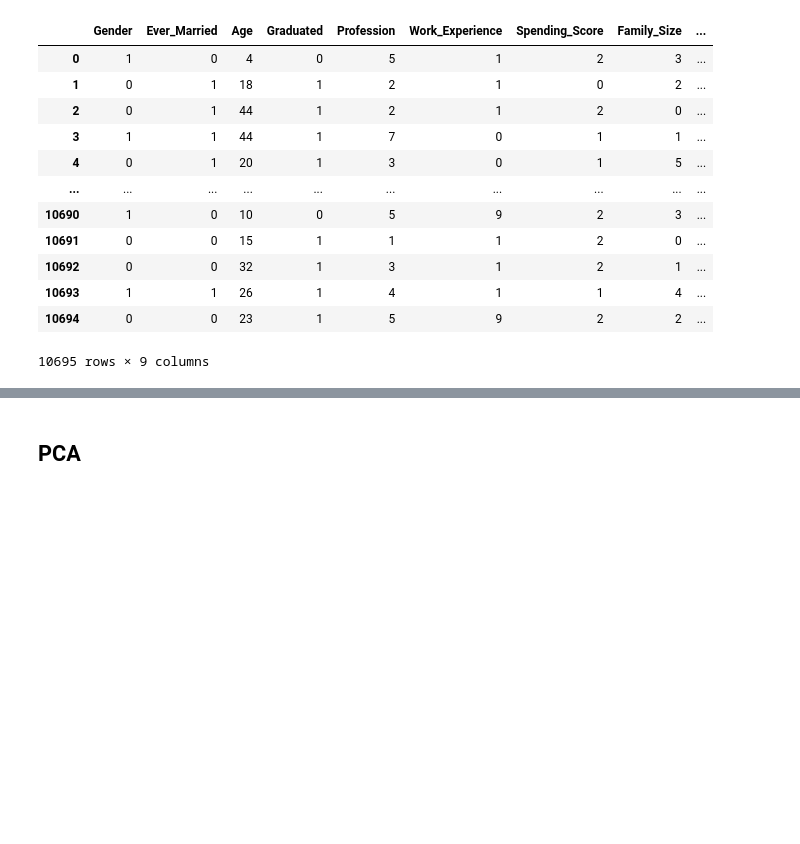
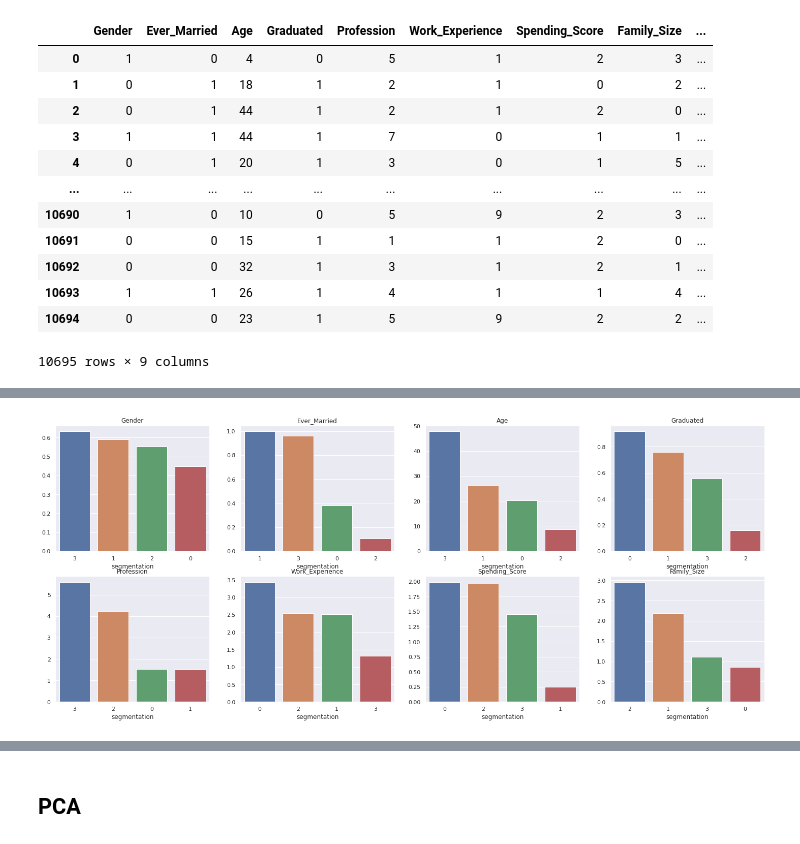
Before and after one commit to sheunq/Customer-Segmentation-with-KMeans-and-PCA, a Jupyter notebook: customer-segmentation-with-kmeans-and-pca.ipynb, the cells around one changed output, grey strips where cells are left out. Saved outputs shown, nothing was run; the diff lists cells and outputs as text; code cells hidden in the pictures; blank space fills up the shorter version.

```diff
--- a/customer-segmentation-with-kmeans-and-pca.ipynb
+++ b/customer-segmentation-with-kmeans-and-pca.ipynb
@@ -414,0 +487,14 @@ customer_kmeans.groupby('segmentation').mean().round(3)
+# %%
+fig,ax=plt.subplots(2,4,figsize=(25,10))
+sns.barplot(x=customer_kmeans_grp['Gender'].index,y=customer_kmeans_grp['Gender'].values,order=customer_kmeans_grp['Gender'].sort_values(ascending=False).index,ax=ax[0,0]).set(title='Gender')
+sns.barplot(x=customer_kmeans_grp['Ever_Married'].index,y=customer_kmeans_grp['Ever_Married'].values,order=customer_kmeans_grp['Ever_Married'].sort_values(ascending=False).index,ax=ax[0,1]).set(title='Ever_Married')
+sns.barplot(x=customer_kmeans_grp['Age'].index,y=customer_kmeans_grp['Age'].values,order=customer_kmeans_grp['Age'].sort_values(ascending=False).index,ax=ax[0,2]).set(title='Age')
+sns.barplot(x=customer_kmeans_grp['Graduated'].index,y=customer_kmeans_grp['Graduated'].values,order=customer_kmeans_grp['Graduated'].sort_values(ascending=False).index,ax=ax[0,3]).set(title='Graduated')
+#sns.barplot(x=customer_kmeans_grp[['Graduated'].index,y=customer_kmeans_grp['Graduated'].values,order=customer_kmeans_grp['Graduated'].sort_values(ascending=False).index,ax=ax[0,3]).set(title='Graduated')
+sns.barplot(x=customer_kmeans_grp['Profession'].index,y=customer_kmeans_grp['Profession'].values,order=customer_kmeans_grp['Profession'].sort_values(ascending=False).index,ax=ax[1,0]).set(title='Profession')
+sns.barplot(x=customer_kmeans_grp['Work_Experience'].index,y=customer_kmeans_grp['Work_Experience'].values,order=customer_kmeans_grp['Work_Experience'].sort_values(ascending=False).index,ax=ax[1,1]).set(title='Work_Experience')
+sns.barplot(x=customer_kmeans_grp['Spending_Score'].index,y=customer_kmeans_grp['Spending_Score'].values,order=customer_kmeans_grp['Spending_Score'].sort_values(ascending=False).index,ax=ax[1,2]).set(title='Spending_Score')
+sns.barplot(x=customer_kmeans_grp['Family_Size'].index,y=customer_kmeans_grp['Family_Size'].values,order=customer_kmeans_grp['Family_Size'].sort_values(ascending=False).index,ax=ax[1,3]).set(title='Family_Size')
+plt.show()
+# %% [output]
+[figure, added]
```
Also changed, not shown: parts of 13 cells of this notebook.
